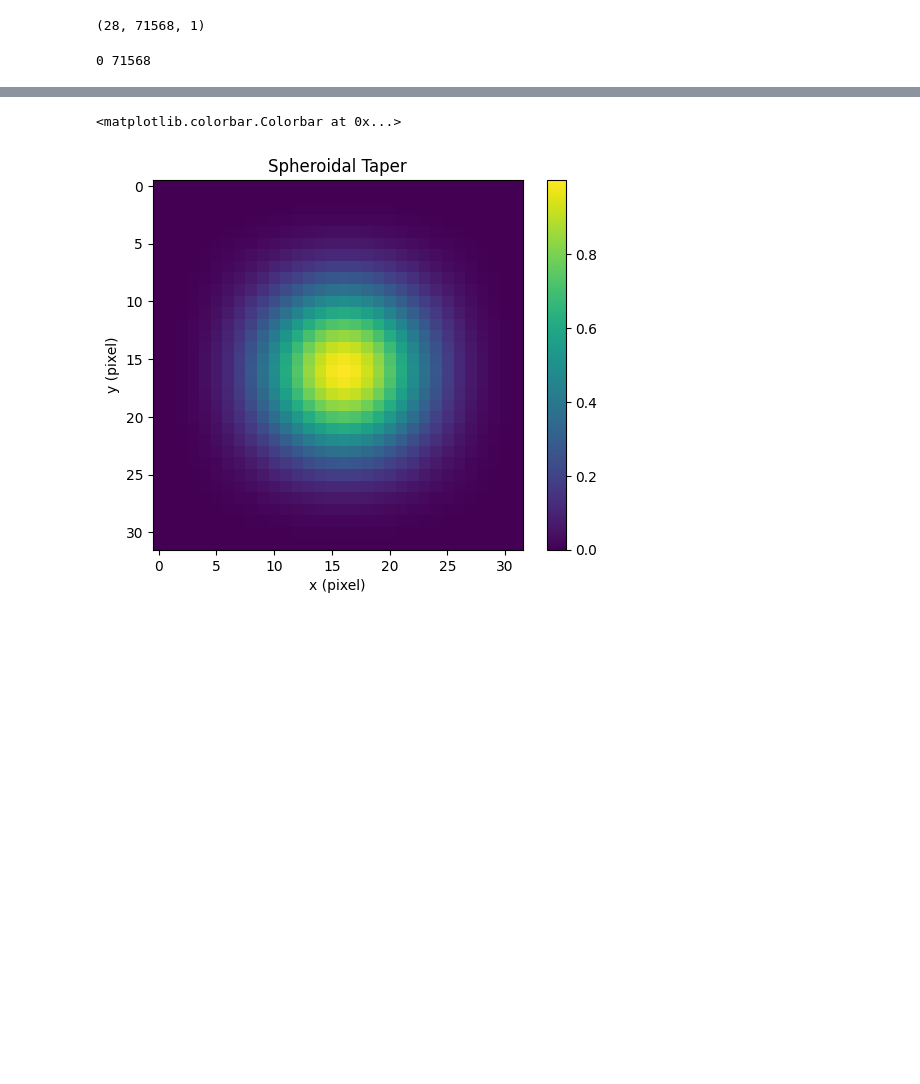
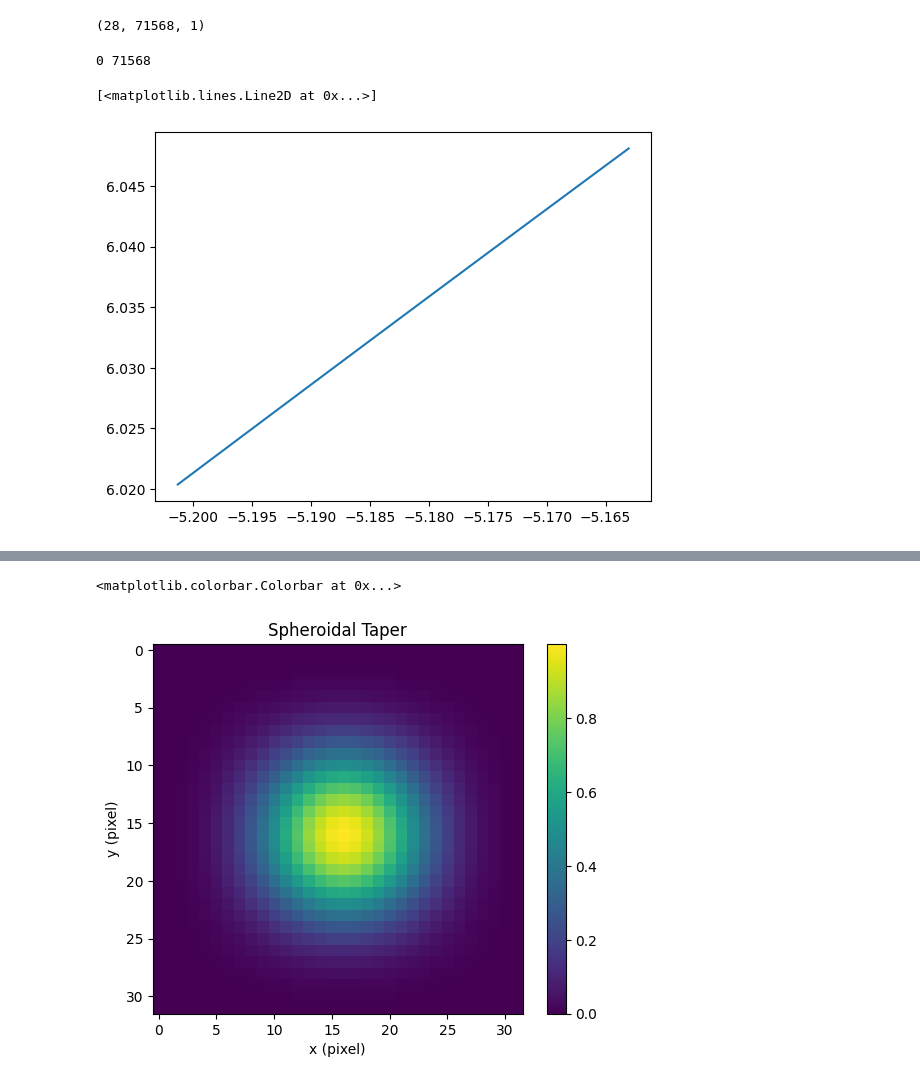
Before and after one commit to Mark1626/tensor-image-domain-gridding, a Jupyter notebook: Tensor_IDG.ipynb, the cells around one changed output, grey strips where cells are left out. Saved outputs shown, nothing was run; the diff lists cells and outputs as text; code cells hidden in the pictures; blank space fills up the shorter version.

```diff
--- a/Tensor_IDG.ipynb
+++ b/Tensor_IDG.ipynb
@@ -434,0 +457,7 @@ for slot in range(1):
+# %%
+uvw_split = rearrange(uvw_block[0], "t v -> v t ")
+# %%
+plt.plot(uvw_split[0], uvw_split[1])
+# %% [output]
+[<matplotlib.lines.Line2D at 0x...>]
+[figure, added]
```
Also changed, not shown: parts of 14 cells of this notebook.
